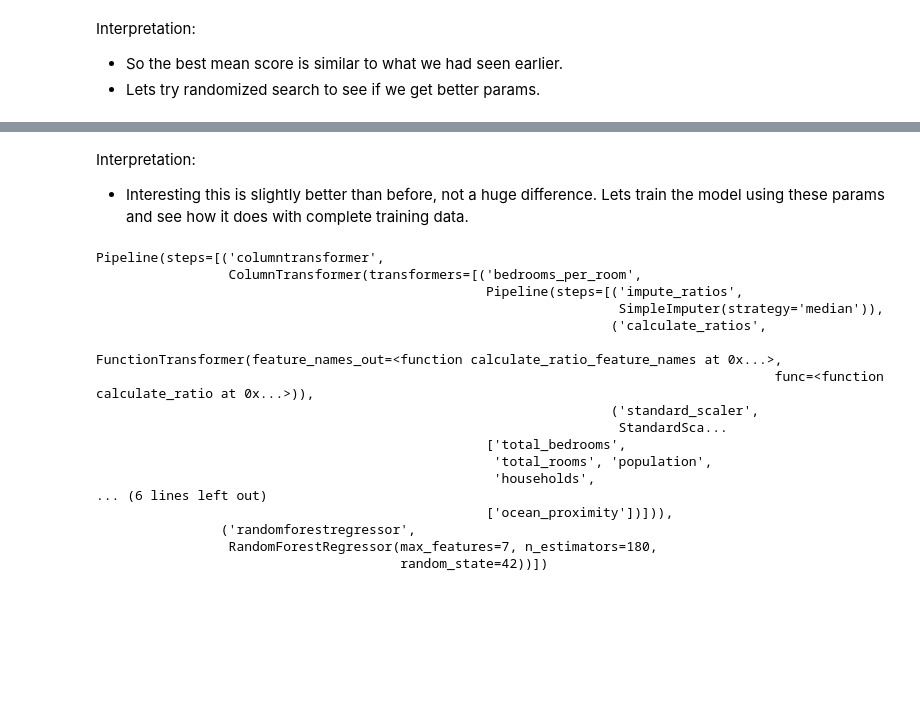
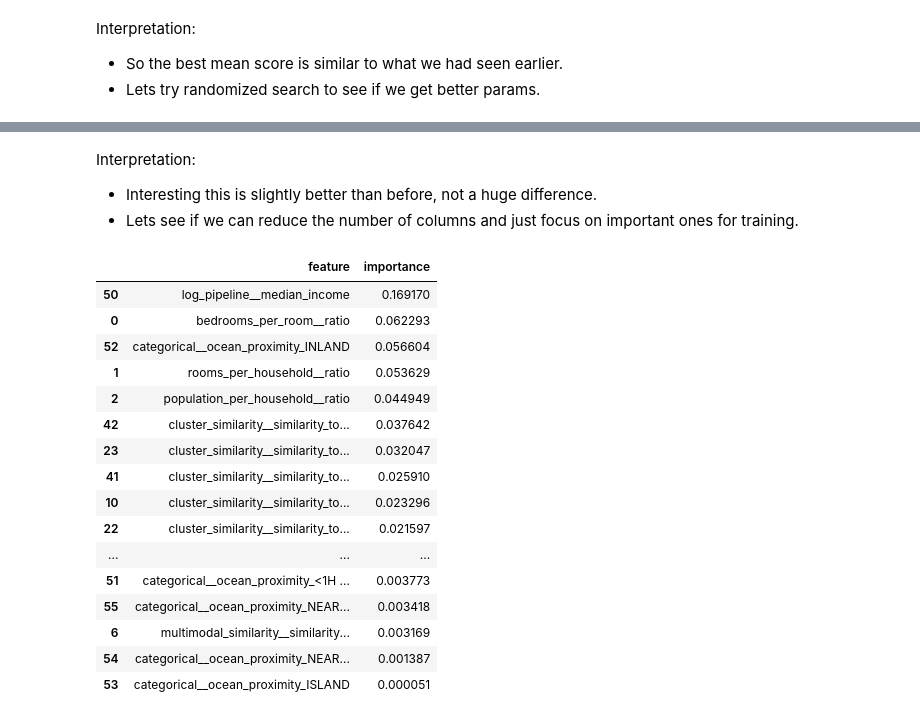
Before and after one commit to gaurangdave/house_price_predictions, a Jupyter notebook: notebooks/03_training_evaluation.ipynb, the cells around one changed output, grey strips where cells are left out. Saved outputs shown, nothing was run; the diff lists cells and outputs as text; code cells hidden in the pictures; blank space fills up the shorter version.

```diff
--- a/notebooks/03_training_evaluation.ipynb
+++ b/notebooks/03_training_evaluation.ipynb
@@ -458,25 +480,27 @@ for mean_score, params in zip(cvres["mean_test_score"], cvres["params"]):
 # %% [markdown]
 Interpretation:
-* Interesting this is slightly better than before, not a huge difference.  Lets train the model using these params and see how it does with complete training data.
+* Interesting this is slightly better than before, not a huge difference.
+* Lets see if we can reduce the number of columns and just focus on important ones for training.
-# %%
-## training the model with the best hyper parameters
-model = make_pipeline(preprocessing_pipeline, RandomForestRegressor(n_estimators=180, max_features=7, random_state=42))
-model.fit(df_features, df_labels)
-# %% [output]
-Pipeline(steps=[('columntransformer',
-                 ColumnTransformer(transformers=[('bedrooms_per_room',
-                                                  Pipeline(steps=[('impute_ratios',
-                                                                   SimpleImputer(strategy='median')),
-                                                                  ('calculate_ratios',
-                                                                   FunctionTransformer(feature_names_out=<function calculate_ratio_feature_names at 0x...>,
-                                                                                       func=<function calculate_ratio at 0x...>)),
-                                                                  ('standard_scaler',
-                                                                   StandardSca...
-                                                  ['total_bedrooms',
-                                                   'total_rooms', 'population',
-                                                   'households',
-... (6 lines left out)
-                                                  ['ocean_proximity'])])),
-                ('randomforestregressor',
-                 RandomForestRegressor(max_features=7, n_estimators=180,
-                                       random_state=42))])
+# %%
+## mapping important feature names to their importance scores
+feature_importances = rnd_search.best_estimator_.steps[1][1].feature_importances_
+important_feature_list = pd.DataFrame({"feature": rnd_search.best_estimator_.steps[0][1].get_feature_names_out(), "importance": feature_importances}).sort_values("importance", ascending=False)
+important_feature_list
+# %% [output]
+|  | feature | importance |
+| 50 | log_pipeline__median_income | 0.169170 |
+| 0 | bedrooms_per_room__ratio | 0.062293 |
+| 52 | categorical__ocean_proximity_INLAND | 0.056604 |
+| 1 | rooms_per_household__ratio | 0.053629 |
+| 2 | population_per_household__ratio | 0.044949 |
+| 42 | cluster_similarity__similarity_to... | 0.037642 |
+| 23 | cluster_similarity__similarity_to... | 0.032047 |
+| 41 | cluster_similarity__similarity_to... | 0.025910 |
+| 10 | cluster_similarity__similarity_to... | 0.023296 |
+| 22 | cluster_similarity__similarity_to... | 0.021597 |
+| ... | ... | ... |
+| 51 | categorical__ocean_proximity_<1H ... | 0.003773 |
+| 55 | categorical__ocean_proximity_NEAR... | 0.003418 |
+| 6 | multimodal_similarity__similarity... | 0.003169 |
+| 54 | categorical__ocean_proximity_NEAR... | 0.001387 |
+| 53 | categorical__ocean_proximity_ISLAND | 0.000051 |
```
Also changed, not shown: parts of 34 cells of this notebook, 2 other files.
